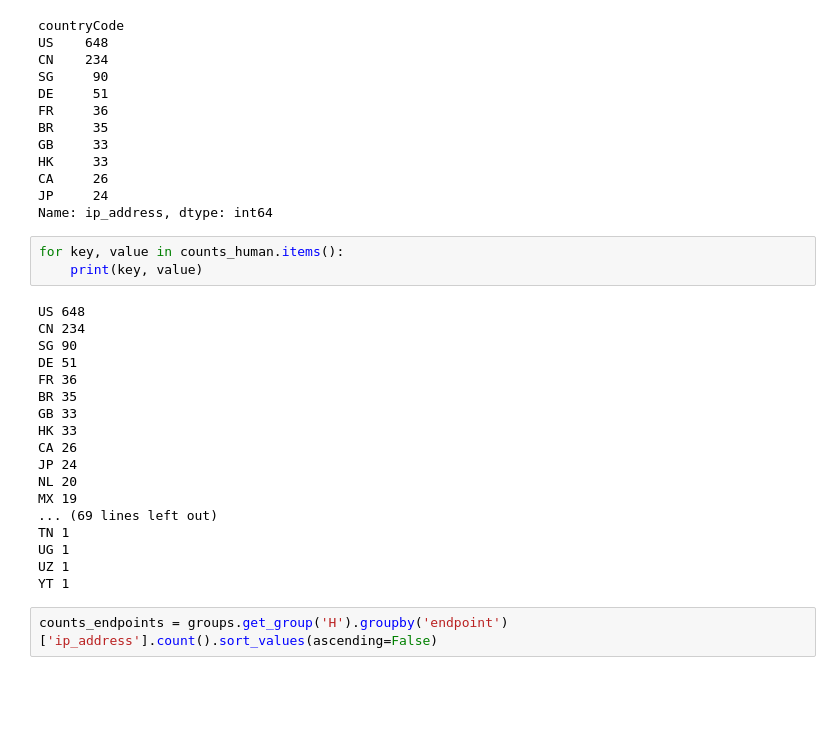
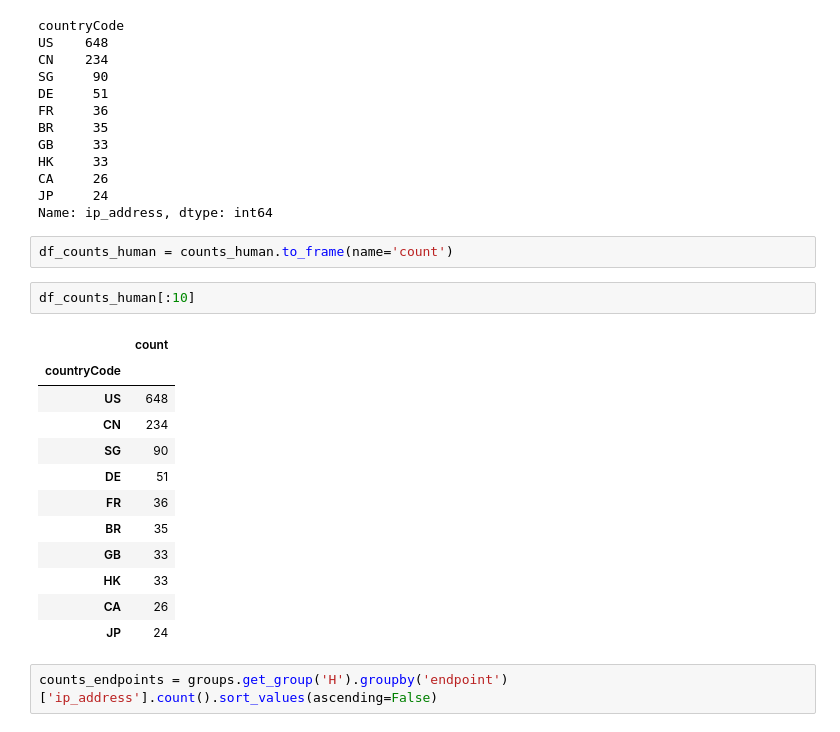
Before and after one commit to philiplessner/LogFileAnalysis, a Jupyter notebook: analysis.ipynb, the cells around one changed output. Saved outputs shown, nothing was run; the diff lists cells and outputs as text; blank space fills up the shorter version.

Commit message:
use series .to_frame() to get a dataframe from series.

```diff
--- a/analysis.ipynb
+++ b/analysis.ipynb
@@ -75,27 +75,23 @@ HK     33
 CA     26
 JP     24
 Name: ip_address, dtype: int64
-# %%
-for key, value in counts_human.items():
-    print(key, value)
-# %% [output]
-US 648
-CN 234
-SG 90
-DE 51
-FR 36
-BR 35
-GB 33
-HK 33
-CA 26
-JP 24
-NL 20
-MX 19
-... (69 lines left out)
-TN 1
-UG 1
-UZ 1
-YT 1
+# %%
+df_counts_human = counts_human.to_frame(name='count')
+# %%
+df_counts_human[:10]
+# %% [output]
+|  | count |
+| countryCode |  |
+| US | 648 |
+| CN | 234 |
+| SG | 90 |
+| DE | 51 |
+| FR | 36 |
+| BR | 35 |
+| GB | 33 |
+| HK | 33 |
+| CA | 26 |
+| JP | 24 |
 # %%
 counts_endpoints = groups.get_group('H').groupby('endpoint')['ip_address'].count().sort_values(ascending=False)
 # %%
```
Also changed, not shown: parts of 2 cells of this notebook.
